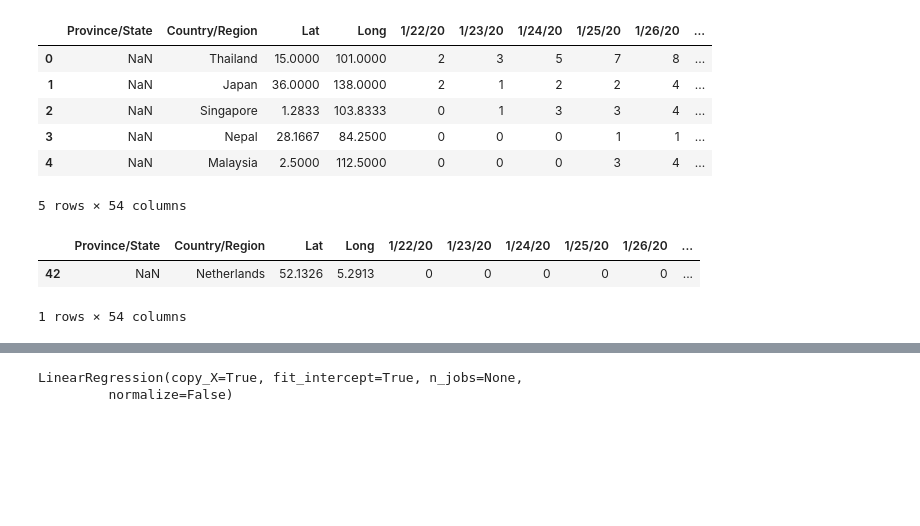
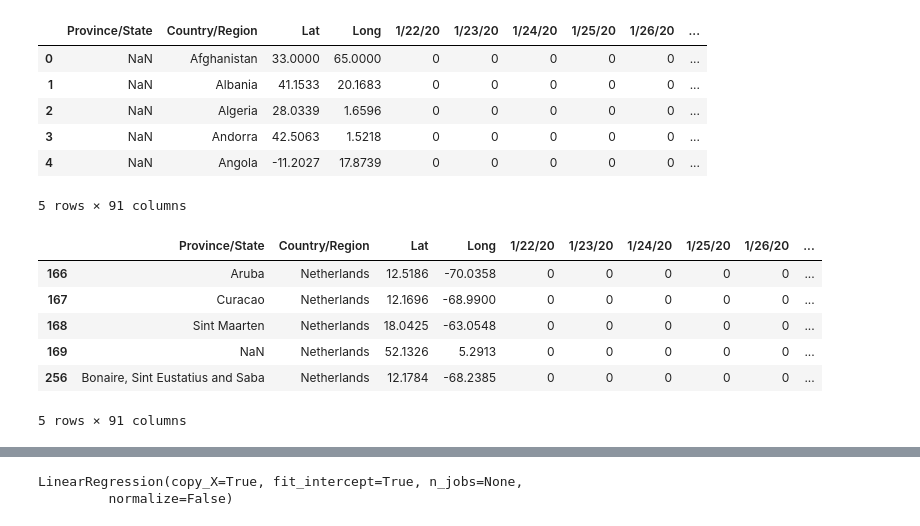
Before and after one commit to melvinkoopmans/covid-19-analysis, a Jupyter notebook: country-level analysis.ipynb, the cells around one changed output, grey strips where cells are left out. Drawn from its saved outputs; the diff is of its cells as text; code cells hidden in the pictures; blank space fills up the shorter version.

```diff
--- a/country-level analysis.ipynb
+++ b/country-level analysis.ipynb
@@ -8,19 +8,19 @@ import matplotlib.pyplot as plt
 # %%
 timeseries_path = os.path.join('COVID-19', 'csse_covid_19_data', 'csse_covid_19_time_series')
 
-timeseries_deaths = pd.read_csv(os.path.join(timeseries_path, 'time_series_19-covid-Deaths.csv'))
-timeseries_recovered = pd.read_csv(os.path.join(timeseries_path, 'time_series_19-covid-Recovered.csv'))
+timeseries_deaths = pd.read_csv(os.path.join(timeseries_path, 'time_series_covid19_deaths_global.csv'))
+timeseries_recovered = pd.read_csv(os.path.join(timeseries_path, 'time_series_covid19_recovered_global.csv'))
 
-timeseries_cases = pd.read_csv(os.path.join(timeseries_path, 'time_series_19-covid-Confirmed.csv'))
+timeseries_cases = pd.read_csv(os.path.join(timeseries_path, 'time_series_covid19_confirmed_global.csv'))
 timeseries_cases.head()
 # %% [output]
 |  | Province/State | Country/Region | Lat | Long | 1/22/20 | 1/23/20 | 1/24/20 | 1/25/20 | 1/26/20 | ... |
-| 0 | NaN | Thailand | 15.0000 | 101.0000 | 2 | 3 | 5 | 7 | 8 | ... |
-| 1 | NaN | Japan | 36.0000 | 138.0000 | 2 | 1 | 2 | 2 | 4 | ... |
-| 2 | NaN | Singapore | 1.2833 | 103.8333 | 0 | 1 | 3 | 3 | 4 | ... |
-| 3 | NaN | Nepal | 28.1667 | 84.2500 | 0 | 0 | 0 | 1 | 1 | ... |
-| 4 | NaN | Malaysia | 2.5000 | 112.5000 | 0 | 0 | 0 | 3 | 4 | ... |
+| 0 | NaN | Afghanistan | 33.0000 | 65.0000 | 0 | 0 | 0 | 0 | 0 | ... |
+| 1 | NaN | Albania | 41.1533 | 20.1683 | 0 | 0 | 0 | 0 | 0 | ... |
+| 2 | NaN | Algeria | 28.0339 | 1.6596 | 0 | 0 | 0 | 0 | 0 | ... |
+| 3 | NaN | Andorra | 42.5063 | 1.5218 | 0 | 0 | 0 | 0 | 0 | ... |
+| 4 | NaN | Angola | -11.2027 | 17.8739 | 0 | 0 | 0 | 0 | 0 | ... |
-5 rows × 54 columns
+5 rows × 91 columns
 # %%
 country = 'Netherlands'
 # %%
@@ -30,5 +30,9 @@ timeseries_cases = timeseries_cases[timeseries_cases['Country/Region'] == countr
 timeseries_cases.head()
 # %% [output]
 |  | Province/State | Country/Region | Lat | Long | 1/22/20 | 1/23/20 | 1/24/20 | 1/25/20 | 1/26/20 | ... |
-| 42 | NaN | Netherlands | 52.1326 | 5.2913 | 0 | 0 | 0 | 0 | 0 | ... |
+| 166 | Aruba | Netherlands | 12.5186 | -70.0358 | 0 | 0 | 0 | 0 | 0 | ... |
+| 167 | Curacao | Netherlands | 12.1696 | -68.9900 | 0 | 0 | 0 | 0 | 0 | ... |
+| 168 | Sint Maarten | Netherlands | 18.0425 | -63.0548 | 0 | 0 | 0 | 0 | 0 | ... |
+| 169 | NaN | Netherlands | 52.1326 | 5.2913 | 0 | 0 | 0 | 0 | 0 | ... |
+| 256 | Bonaire, Sint Eustatius and Saba | Netherlands | 12.1784 | -68.2385 | 0 | 0 | 0 | 0 | 0 | ... |
-1 rows × 54 columns
+5 rows × 91 columns
```
Also changed, not shown: parts of 6 cells of this notebook.
